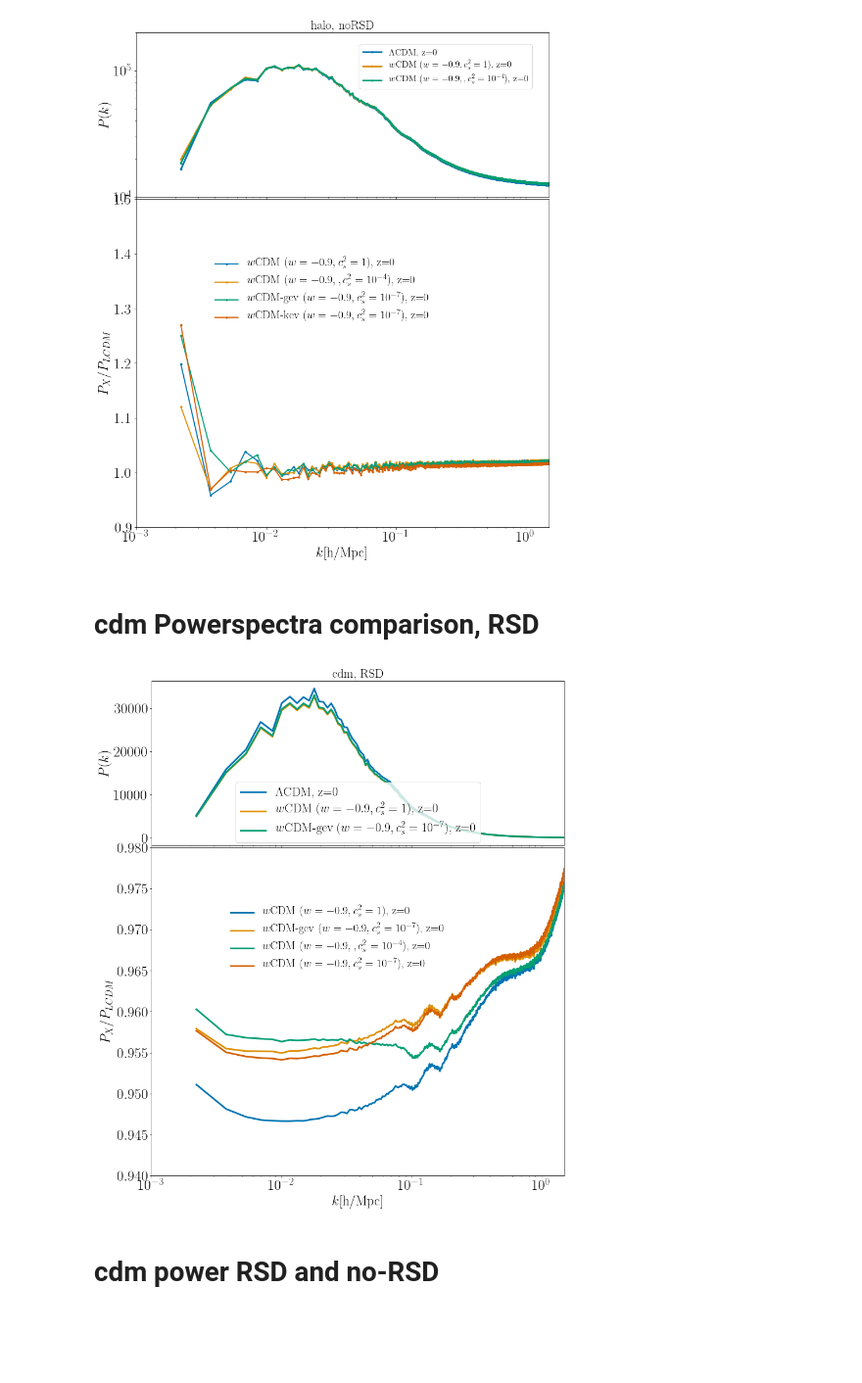
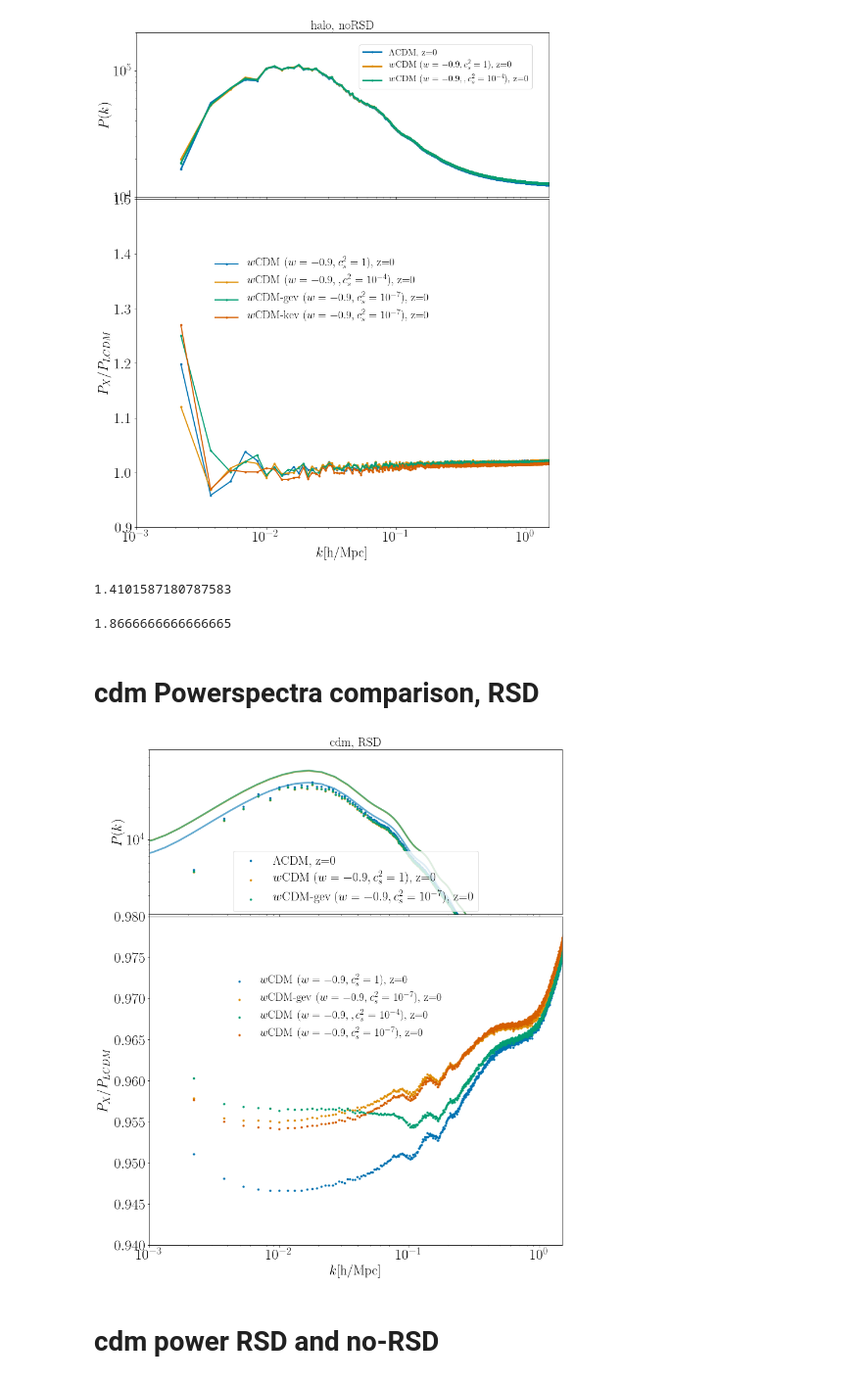
Before and after one commit to FarbodHassani/Doppler_RSD_N-body, a Jupyter notebook: Analysis-notebooks/PowerSpectra_pcls_halos_RSD_noRSD.ipynb, the cells around one changed output. Shown at 98% size. Cells and saved outputs as stored; diff of their text form; code cells hidden in the pictures; blank space fills up the shorter version.

```diff
--- a/Analysis-notebooks/PowerSpectra_pcls_halos_RSD_noRSD.ipynb
+++ b/Analysis-notebooks/PowerSpectra_pcls_halos_RSD_noRSD.ipynb
@@ -287,6 +322,14 @@ X=np.arange(0.001,20,1)
 # axs[1].fill_between(X, -2/100.,2/100.,color='k',alpha=.1)
 # %% [output]
 [figure]
+# %%
+np.double(rsd_coeff[files_list_class[0]][z[0]])
+# %% [output]
+1.4101587180787583
+# %%
+np.double(rsd_coeff[files_list_class[1]][z[0]])
+# %% [output]
+1.8666666666666665
 # %% [markdown]
 # cdm Powerspectra comparison,  RSD
 # %%
@@ -311,43 +354,52 @@ l=0
 for i in [0,1,2]: # file
     for j in [0]: # Redshifts
         [k_w,pk]=data[kind][RSD][file[i]]['pow'][z[j]][[0,1],:]
-        axs[0].plot(k_w,pk,"-",color =Colors[l], lw=3,label=decrip[i]+z[j])
+        axs[0].plot(k_w,pk,".",color =Colors[l], lw=3,label=decrip[i]+z[j])
+
+        k_class = class_data['tk'][files_list_class[i]][z[j]][:,0]
+        pk_class = class_data['tk'][files_list_class[i]][z[j]][:,3]
+        axs[0].loglog(k_class, pk_class**2 *conversion * np.double(rsd_coeff[files_list_class[i]][z[j]]) ,"-",alpha=0.6,color =Colors[l], lw=3)
         l=l+1
 
 axs[0].set_ylabel('$P(k)$',fontsize=24)
 axs[0].set_xlabel('$k$[h/Mpc]',fontsize=24)
 plt.xscale('log')
 # axs[0].xticks(size = 25);
 # axs[0].yticks(size = 25);
-# axs[0].set_ylim(1.,6.e4)
+axs[0].set_ylim(2.e3,7.e4)
 axs[0].set_xlim(1.e-3,2.e0)
 axs[0].legend(fontsize=22,bbox_to_anchor=[0.5, 0.2], loc='center')
 axs[0].set_title(kind+", "+RSD, fontsize=22)
 # Relative difference:
 
 l=0
 for num1 in [0,1,2,3,4]: # file 1
     for num2 in [0]: # file2
         for j in [0]: # Redshifts
             if(num1!=num2):
                 [k1,pk1]=data[kind][RSD][file[num1]]['pow'][z[j]][[0,1],:]
                 [k2,pk2]=data[kind][RSD][file[num2]]['pow'][z[j]][[0,1],:]
-                axs[1].plot(k1,(pk1)/(pk2),"-",color =Colors[l], lw=3,label=decrip[num1]+" "+z[j])
+                axs[1].plot(k1,(pk1)/(pk2),".",color =Colors[l], lw=3,label=decrip[num1]+" "+z[j])
+#                 axs[1].axhline(y=rsd_coeff[files_list_class[i]][z[j]],"-",alpha=0.6,color =Colors[l])
+#                 axs[1].axhline(y=np.double(rsd_coeff[files_list_class[i]][z[j]]))
+
+#             axs[1].axhline(y=rsd_coeff[files_list_class[num1]]["z="+str(j)],color =Colors[l], lw=3)
+
                 l=l+1;
 
 axs[1].set_ylabel('$P_X/P_{LCDM}$',fontsize=24)
 axs[1].set_xlabel('$k$[h/Mpc]',fontsize=24)
 axs[1].set_xscale('log')
 # plt.yscale('symlog')
 axs[1].set_ylim(0.94,0.98)
 axs[1].set_xlim(1.e-3,1.5)
 # axs[1].set_yticks([-0.1,-0.05,0,0.05,0.1,0.2,0.3])
 axs[1].legend(fontsize=20,bbox_to_anchor=[0.45,0.72],loc="center",frameon=False)
 X=np.arange(0.001,20,1)
 # axs[1].fill_between(X, -1/100.,1/100.,color='k',alpha=.2)
 # axs[1].fill_between(X, -2/100.,2/100.,color='k',alpha=.1)
 # %% [output]
-[figure, old version]
+[figure, new version]
 # %% [markdown]
 # cdm power RSD and no-RSD
 # %%
```
Also changed, not shown: parts of 6 cells of this notebook, 1 other file.
